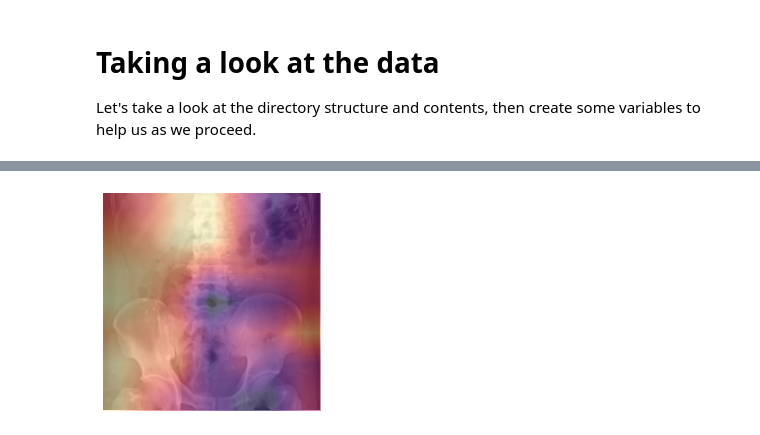
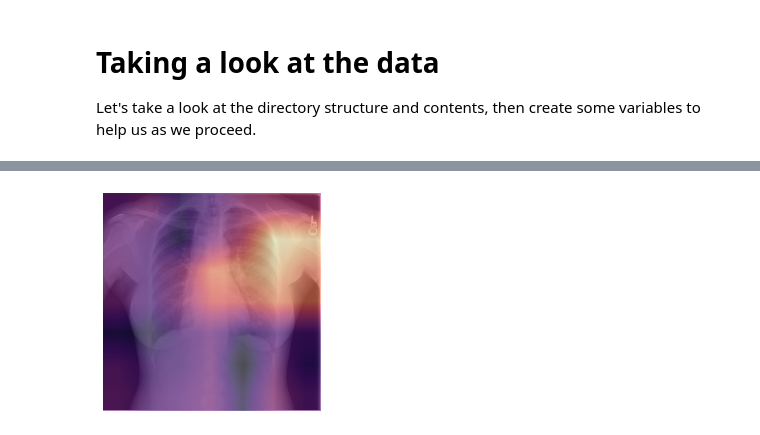
Before and after one commit to wfwiggins/RSNA-Image-AI-2020, a Jupyter notebook: RSNA20_Image_Classification.ipynb, the cells around one changed output, grey strips where cells are left out. Cells and saved outputs as stored; diff of their text form; code cells hidden in the pictures.

```diff
--- a/RSNA20_Image_Classification.ipynb
+++ b/RSNA20_Image_Classification.ipynb
@@ -124,25 +139,25 @@ interp.plot_top_losses(k=2)
 # %%
 #@title Class activation maps (CAM)
-classification = 'abd' #@param ['abd', 'chest']
+classification = 'chest' #@param ['abd', 'chest']
 
-label = 'abd' if classification == 'abd' else 'chst'
+label = 'abd' if classification == 'abd' else 'chest'
 
 y = get_image_files(path/'test'/label)
 test_dl = learn.dls.test_dl(y, with_labels=True)
 
 hook = hook_output(learn.model[0])
 x, _ = first(test_dl)
 with torch.no_grad(): output = learn.model.eval()(x)
 act = hook.stored[0]
 cam_map = torch.einsum('ck,kij->cij', learn.model[1][-1].weight, act)
 x_dec = TensorImage(dls.train.decode((x,))[0][0])
 _, ax = plt.subplots()
 x_dec.show(ctx=ax)
 ax.imshow(cam_map[1].detach().cpu(), alpha=0.6, extent=(0,224,224,0),
               interpolation='bilinear', cmap='magma');
 hook.remove()
 # %% [output]
-[figure, old version]
+[figure, new version]
 # %%
 #@title Grad-CAM
 
```
Also changed, not shown: parts of 10 cells of this notebook.
